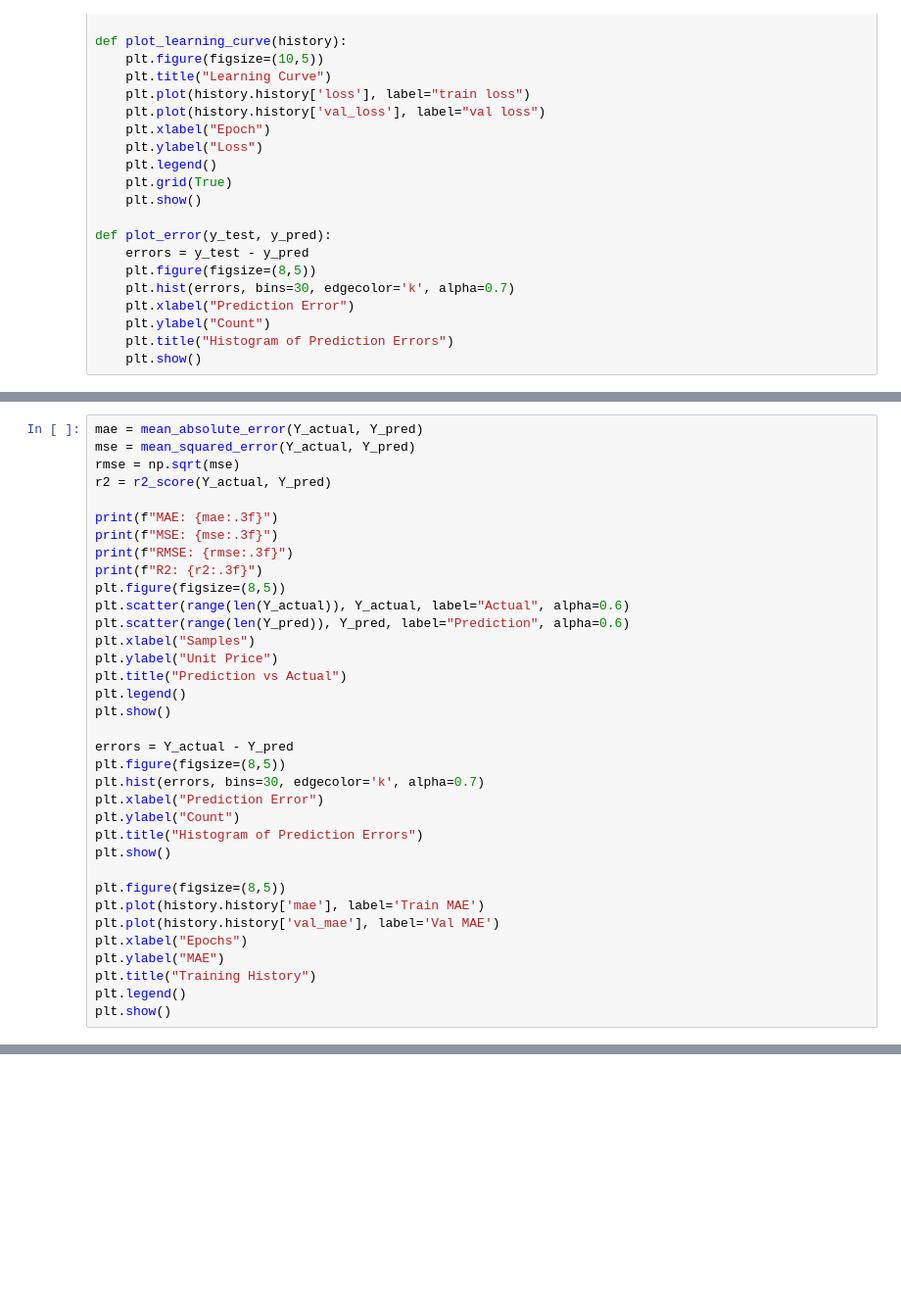
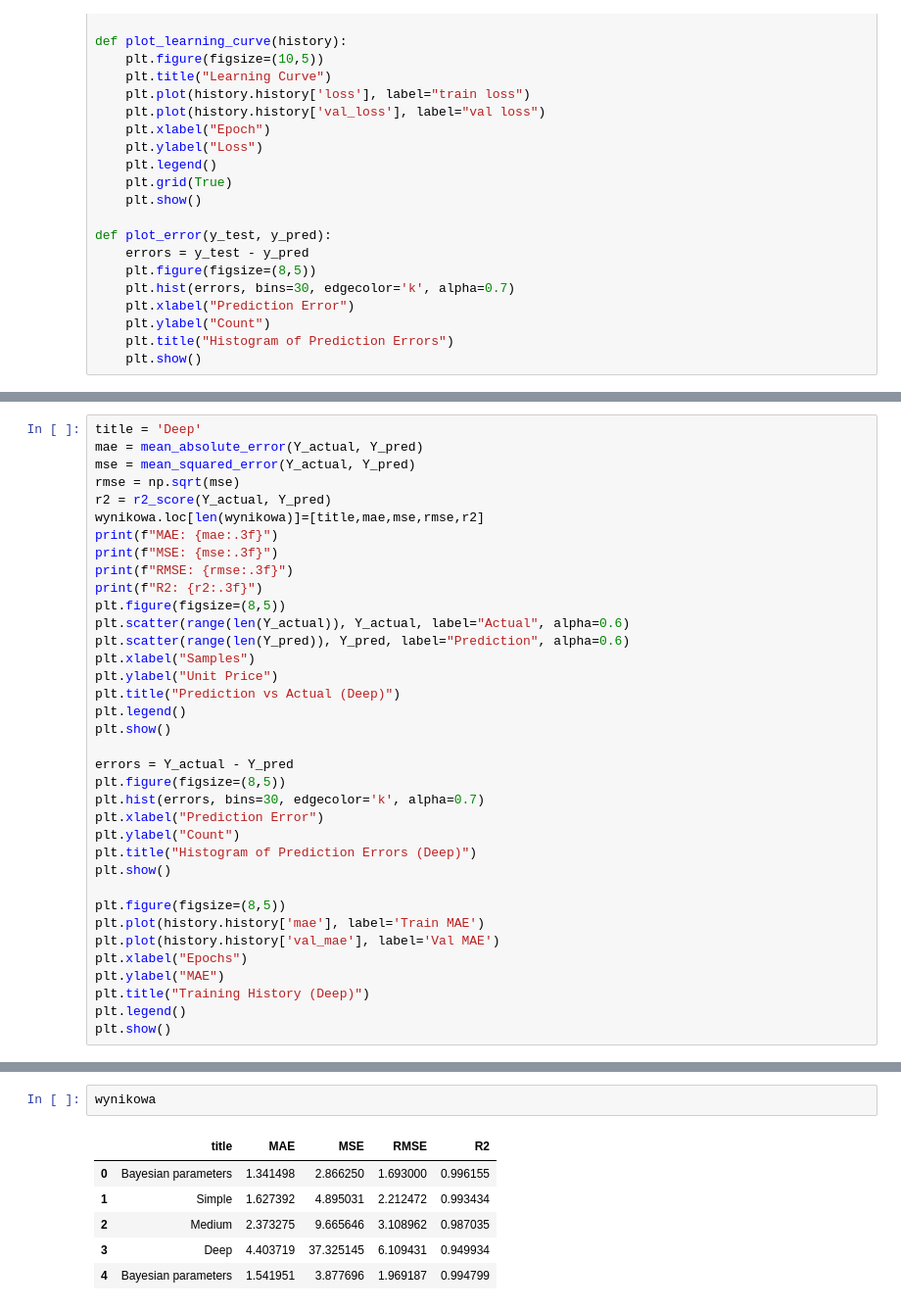
Before and after one commit to mateuszlamla/DL_Price_Optimization, a Jupyter notebook: podejscie2.ipynb, the cells around one changed output, grey strips where cells are left out. Shown at 98% size. Drawn from its saved outputs; the diff is of its cells as text; blank space fills up the shorter version.

```diff
--- a/podejscie2.ipynb
+++ b/podejscie2.ipynb
@@ -477,9 +517,10 @@ Y_actual = np.expm1(scaler_Y.inverse_transform(Y_test_scaled.reshape(-1,1))).fla
 # %%
+title = 'Deep'
 mae = mean_absolute_error(Y_actual, Y_pred)
 mse = mean_squared_error(Y_actual, Y_pred)
 rmse = np.sqrt(mse)
 r2 = r2_score(Y_actual, Y_pred)
-
+wynikowa.loc[len(wynikowa)]=[title,mae,mse,rmse,r2]
 print(f"MAE: {mae:.3f}")
 print(f"MSE: {mse:.3f}")
 print(f"RMSE: {rmse:.3f}")
@@ -489,7 +530,7 @@ plt.scatter(range(len(Y_actual)), Y_actual, label="Actual", alpha=0.6)
 plt.scatter(range(len(Y_pred)), Y_pred, label="Prediction", alpha=0.6)
 plt.xlabel("Samples")
 plt.ylabel("Unit Price")
-plt.title("Prediction vs Actual")
+plt.title("Prediction vs Actual (Deep)")
 plt.legend()
 plt.show()
 
@@ -498,7 +539,7 @@ plt.figure(figsize=(8,5))
 plt.hist(errors, bins=30, edgecolor='k', alpha=0.7)
 plt.xlabel("Prediction Error")
 plt.ylabel("Count")
-plt.title("Histogram of Prediction Errors")
+plt.title("Histogram of Prediction Errors (Deep)")
 plt.show()
 
 plt.figure(figsize=(8,5))
@@ -506,7 +547,7 @@ plt.plot(history.history['mae'], label='Train MAE')
 plt.plot(history.history['val_mae'], label='Val MAE')
 plt.xlabel("Epochs")
 plt.ylabel("MAE")
-plt.title("Training History")
+plt.title("Training History (Deep)")
 plt.legend()
 plt.show()
 # %% [output]
@@ -520,3 +561,12 @@ R2: 0.980
+# %%
+wynikowa
+# %% [output]
+|  | title | MAE | MSE | RMSE | R2 |
+| 0 | Bayesian parameters | 1.341498 | 2.866250 | 1.693000 | 0.996155 |
+| 1 | Simple | 1.627392 | 4.895031 | 2.212472 | 0.993434 |
+| 2 | Medium | 2.373275 | 9.665646 | 3.108962 | 0.987035 |
+| 3 | Deep | 4.403719 | 37.325145 | 6.109431 | 0.949934 |
+| 4 | Bayesian parameters | 1.541951 | 3.877696 | 1.969187 | 0.994799 |
 # %%
 def build_model_tuner(hp):
     model = Sequential()
```
Also changed, not shown: parts of 18 cells of this notebook.
